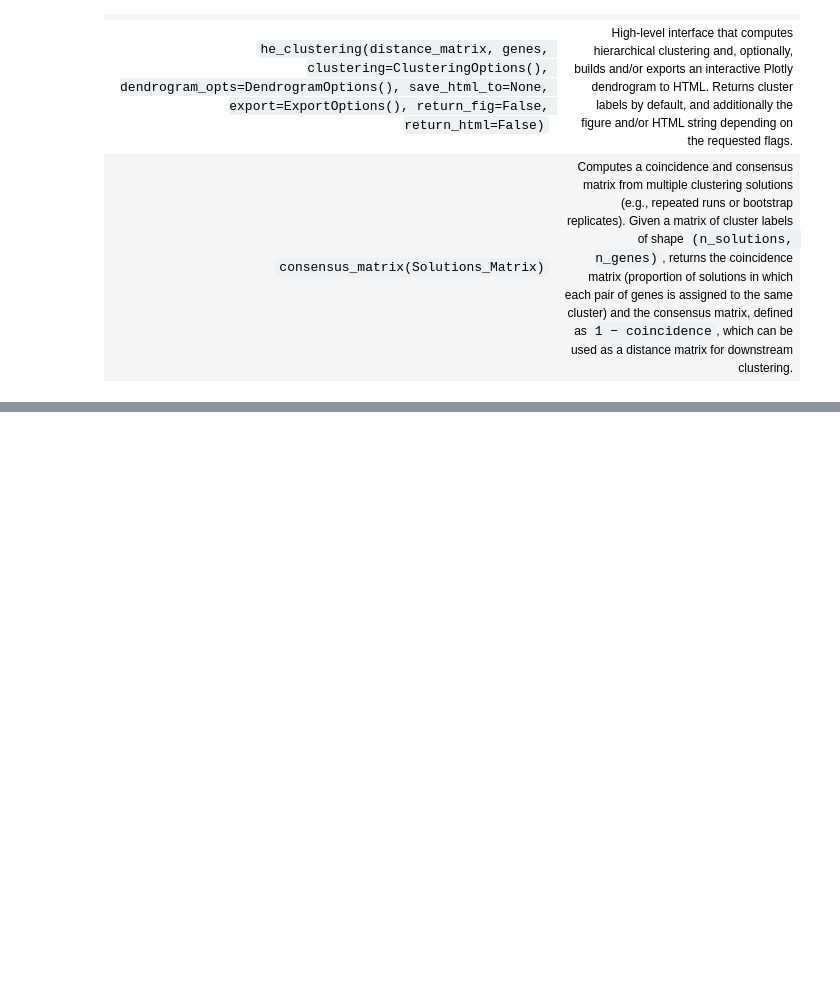
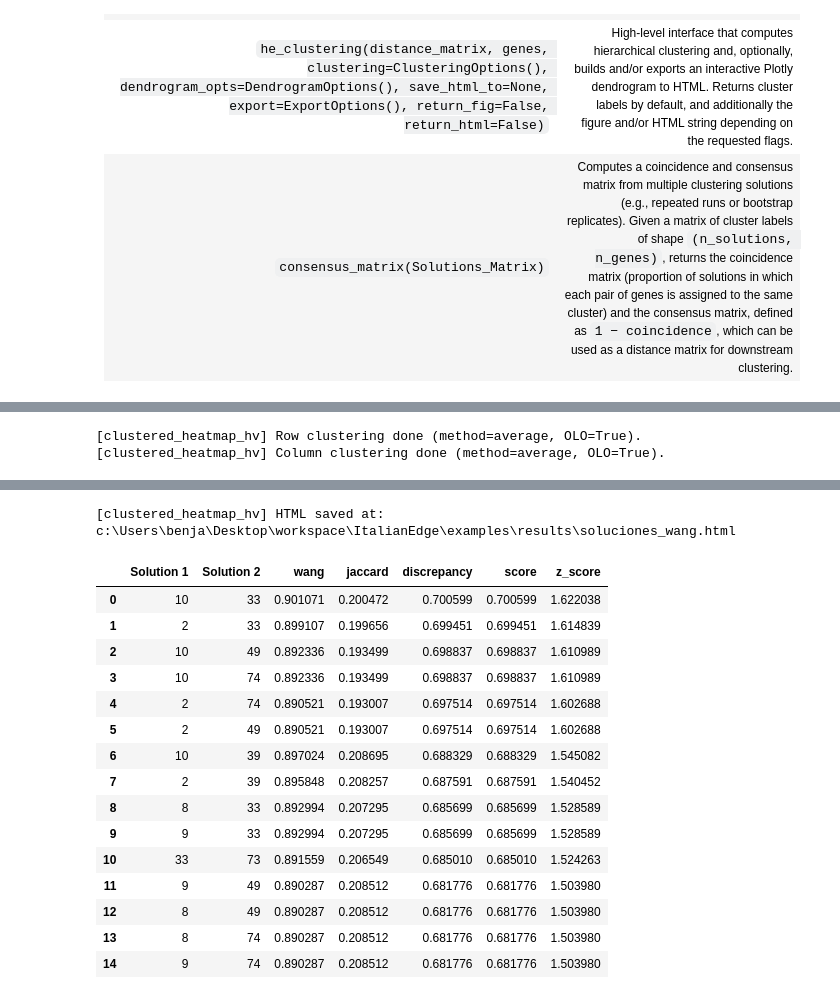
Before and after one commit to BenjaminGonzalezH/ItalianEdge, a Jupyter notebook: examples/Pipeline_documented.ipynb, the cells around one changed output, grey strips where cells are left out. Saved outputs shown, nothing was run; the diff lists cells and outputs as text; code cells hidden in the pictures; blank space fills up the shorter version.

```diff
--- a/examples/Pipeline_documented.ipynb
+++ b/examples/Pipeline_documented.ipynb
@@ -1378,0 +1213,35 @@ fig.show()
+# %%
+# Using as reference the wang_similarity_matrix and jaccard_equivalent clusters
+# I create a similaity matrix according to semantic similarity and recognized
+# equivalent clusters.
+wang_solution_matrix, wang_enriched_df = gene_similarity.solution_go_similarity_from_dataframe(
+    genes_symbols,
+    wang_sim_matrix,
+    "Wang",
+    jaccard_equivalents_df,
+    scm_sets,
+    normalize_matrix=True,
+)
+actions.save_matrix(wang_solution_matrix, RESULTS_DIR / "wang_solution_matrix.npy")
+heatmaps.plot_clustered_heatmap(
+    wang_solution_matrix,
+    labels=labels,
+    clustering=heatmaps.ClusteringOptions(linkage_method="average", optimal_leaf_order=True),
+    save_filepath=str(RESULTS_DIR / "soluciones_wang.html"),
+)
+
+
+# Recognize all the solution pairs with discrepancy between composition index and
+# semantic index using z_score.
+options = ssd.DiscrepancyOptions(
+    direction="wang_over_jaccard",
+    z_threshold=1.5,
+)
+pairs_df, outliers_df = ssd.identify_discrepant_solution_pairs(
+    wang_solution_matrix, Jaccard_Matrix,
+    options=options,
+)
+display(outliers_df)
+fig = ssd.plot_discrepancy_summary(wang_solution_matrix, Jaccard_Matrix, outliers_df)
+fig.show()
+# %% [output]
@@ -1378,0 +1252,2 @@ fig.show()
+[clustered_heatmap_hv] Row clustering done (method=average, OLO=True).
+[clustered_heatmap_hv] Column clustering done (method=average, OLO=True).
@@ -1378,0 +1260,17 @@ fig.show()
+[clustered_heatmap_hv] HTML saved at: c:\Users\benja\Desktop\workspace\ItalianEdge\examples\results\soluciones_wang.html
+|  | Solution 1 | Solution 2 | wang | jaccard | discrepancy | score | z_score |
+| 0 | 10 | 33 | 0.901071 | 0.200472 | 0.700599 | 0.700599 | 1.622038 |
+| 1 | 2 | 33 | 0.899107 | 0.199656 | 0.699451 | 0.699451 | 1.614839 |
+| 2 | 10 | 49 | 0.892336 | 0.193499 | 0.698837 | 0.698837 | 1.610989 |
+| 3 | 10 | 74 | 0.892336 | 0.193499 | 0.698837 | 0.698837 | 1.610989 |
+| 4 | 2 | 74 | 0.890521 | 0.193007 | 0.697514 | 0.697514 | 1.602688 |
+| 5 | 2 | 49 | 0.890521 | 0.193007 | 0.697514 | 0.697514 | 1.602688 |
+| 6 | 10 | 39 | 0.897024 | 0.208695 | 0.688329 | 0.688329 | 1.545082 |
+| 7 | 2 | 39 | 0.895848 | 0.208257 | 0.687591 | 0.687591 | 1.540452 |
+| 8 | 8 | 33 | 0.892994 | 0.207295 | 0.685699 | 0.685699 | 1.528589 |
+| 9 | 9 | 33 | 0.892994 | 0.207295 | 0.685699 | 0.685699 | 1.528589 |
+| 10 | 33 | 73 | 0.891559 | 0.206549 | 0.685010 | 0.685010 | 1.524263 |
+| 11 | 9 | 49 | 0.890287 | 0.208512 | 0.681776 | 0.681776 | 1.503980 |
+| 12 | 8 | 49 | 0.890287 | 0.208512 | 0.681776 | 0.681776 | 1.503980 |
+| 13 | 8 | 74 | 0.890287 | 0.208512 | 0.681776 | 0.681776 | 1.503980 |
+| 14 | 9 | 74 | 0.890287 | 0.208512 | 0.681776 | 0.681776 | 1.503980 |
```
Also changed, not shown: parts of 23 cells of this notebook, 38 other files.
